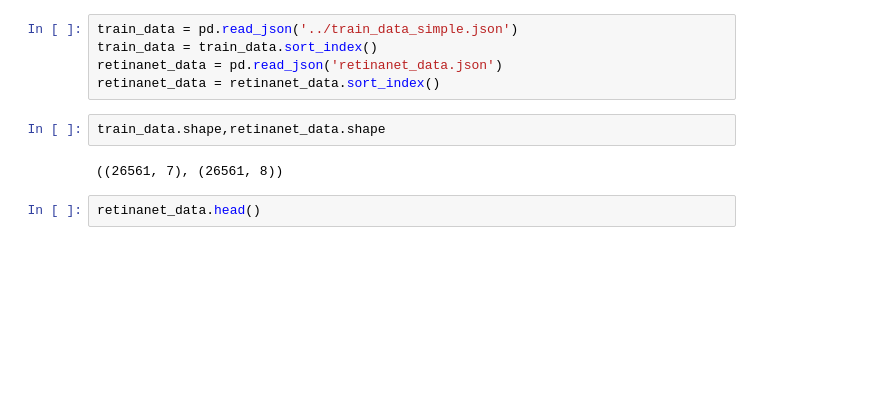
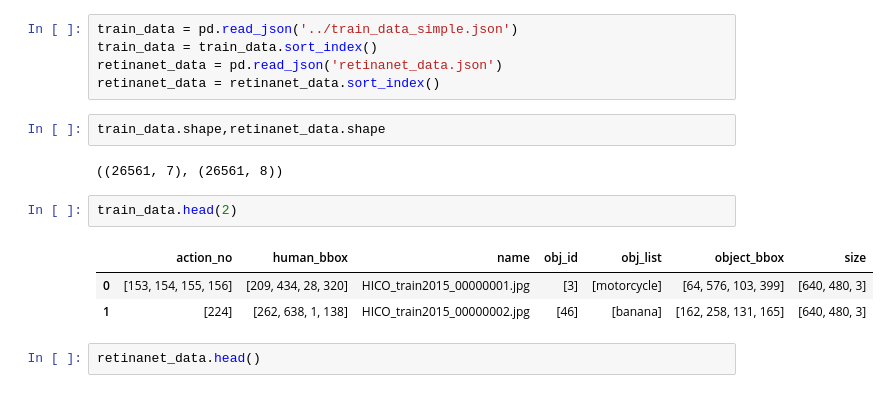
Before and after one commit to harryhowiefish/hoi_challenge, a Jupyter notebook: two_step/HO_RCNN_peep_positive.ipynb, the cells around one changed output. Saved outputs shown, nothing was run; the diff lists cells and outputs as text; blank space fills up the shorter version.

```diff
--- a/two_step/HO_RCNN_peep_positive.ipynb
+++ b/two_step/HO_RCNN_peep_positive.ipynb
@@ -28,6 +28,12 @@ retinanet_data = retinanet_data.sort_index()
 train_data.shape,retinanet_data.shape
 # %% [output]
 ((26561, 7), (26561, 8))
+# %%
+train_data.head(2)
+# %% [output]
+|  | action_no | human_bbox | name | obj_id | obj_list | object_bbox | size |
+| 0 | [153, 154, 155, 156] | [209, 434, 28, 320] | HICO_train2015_00000001.jpg | [3] | [motorcycle] | [64, 576, 103, 399] | [640, 480, 3] |
+| 1 | [224] | [262, 638, 1, 138] | HICO_train2015_00000002.jpg | [46] | [banana] | [162, 258, 131, 165] | [640, 480, 3] |
 # %%
 retinanet_data.head()
 # %% [output]
```
Also changed, not shown: parts of 26 cells of this notebook, 2 other files.
